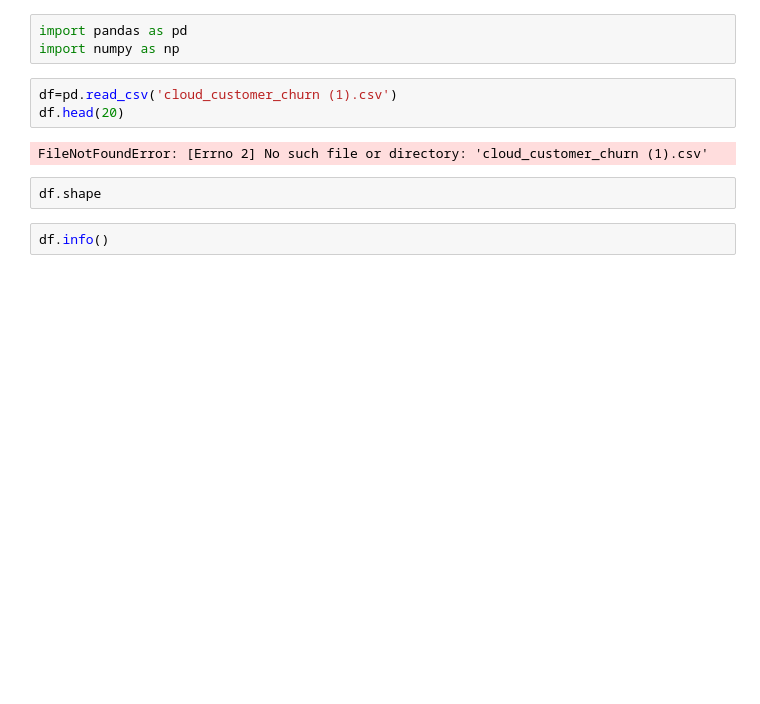
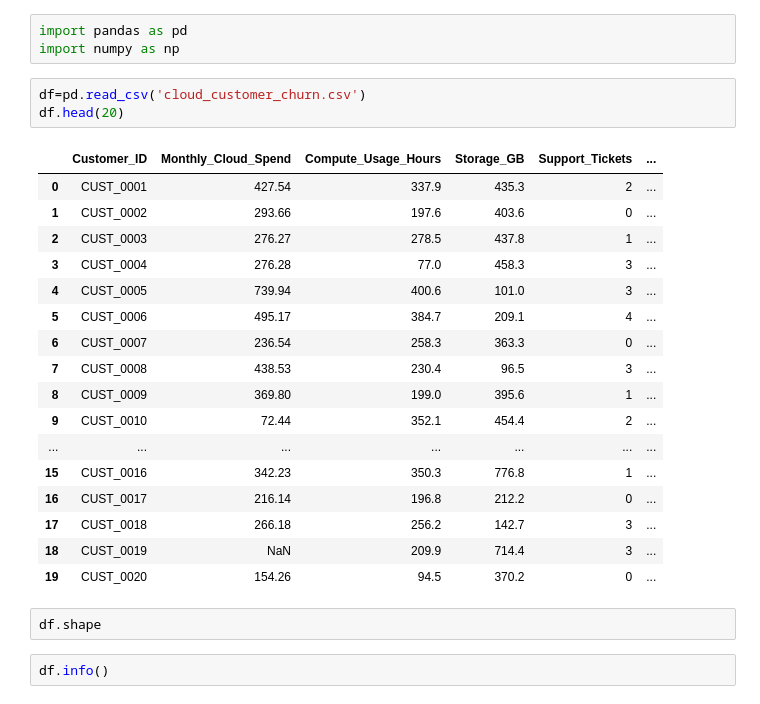
Before and after one commit to wishromo/Cloud-Customer-Churn-Prediction, a Jupyter notebook: cloud_customer_churn.ipynb, the cells around one changed output. Cells and saved outputs as stored; diff of their text form; blank space fills up the shorter version.

```diff
--- a/cloud_customer_churn.ipynb
+++ b/cloud_customer_churn.ipynb
@@ -2,10 +2,26 @@
 import pandas as pd
 import numpy as np
 # %%
-df=pd.read_csv('cloud_customer_churn (1).csv')
+df=pd.read_csv('cloud_customer_churn.csv')
 df.head(20)
 # %% [output]
-FileNotFoundError: [Errno 2] No such file or directory: 'cloud_customer_churn (1).csv'
+|  | Customer_ID | Monthly_Cloud_Spend | Compute_Usage_Hours | Storage_GB | Support_Tickets | ... |
+| 0 | CUST_0001 | 427.54 | 337.9 | 435.3 | 2 | ... |
+| 1 | CUST_0002 | 293.66 | 197.6 | 403.6 | 0 | ... |
+| 2 | CUST_0003 | 276.27 | 278.5 | 437.8 | 1 | ... |
+| 3 | CUST_0004 | 276.28 | 77.0 | 458.3 | 3 | ... |
+| 4 | CUST_0005 | 739.94 | 400.6 | 101.0 | 3 | ... |
+| 5 | CUST_0006 | 495.17 | 384.7 | 209.1 | 4 | ... |
+| 6 | CUST_0007 | 236.54 | 258.3 | 363.3 | 0 | ... |
+| 7 | CUST_0008 | 438.53 | 230.4 | 96.5 | 3 | ... |
+| 8 | CUST_0009 | 369.80 | 199.0 | 395.6 | 1 | ... |
+| 9 | CUST_0010 | 72.44 | 352.1 | 454.4 | 2 | ... |
+| ... | ... | ... | ... | ... | ... | ... |
+| 15 | CUST_0016 | 342.23 | 350.3 | 776.8 | 1 | ... |
+| 16 | CUST_0017 | 216.14 | 196.8 | 212.2 | 0 | ... |
+| 17 | CUST_0018 | 266.18 | 256.2 | 142.7 | 3 | ... |
+| 18 | CUST_0019 | NaN | 209.9 | 714.4 | 3 | ... |
+| 19 | CUST_0020 | 154.26 | 94.5 | 370.2 | 0 | ... |
 # %%
 df.shape
 # %%
```
Also changed, not shown: parts of 1 cell of this notebook.
